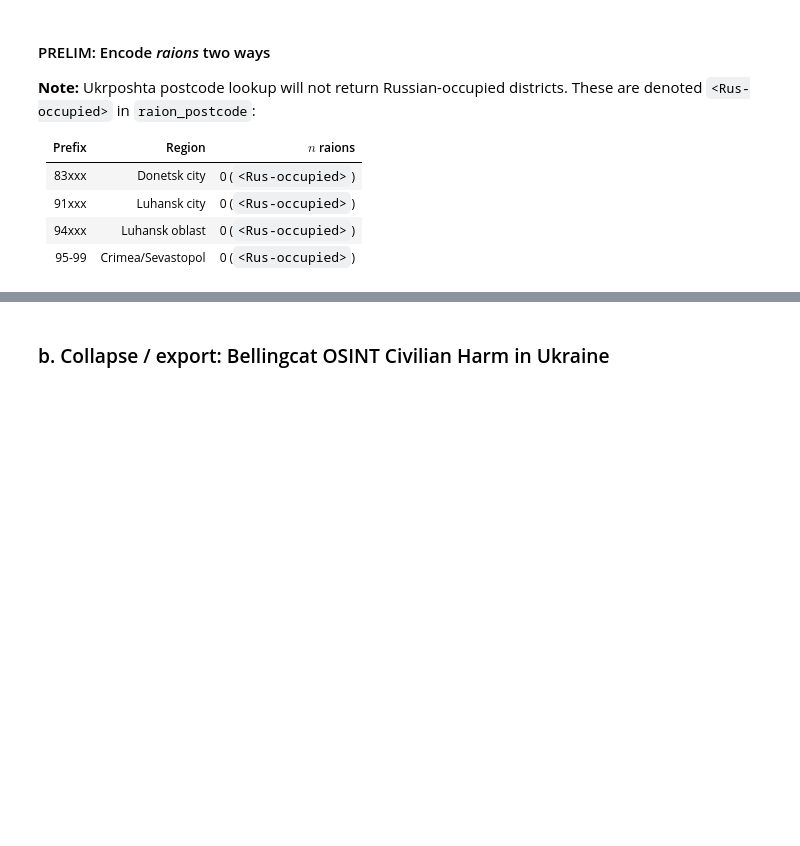
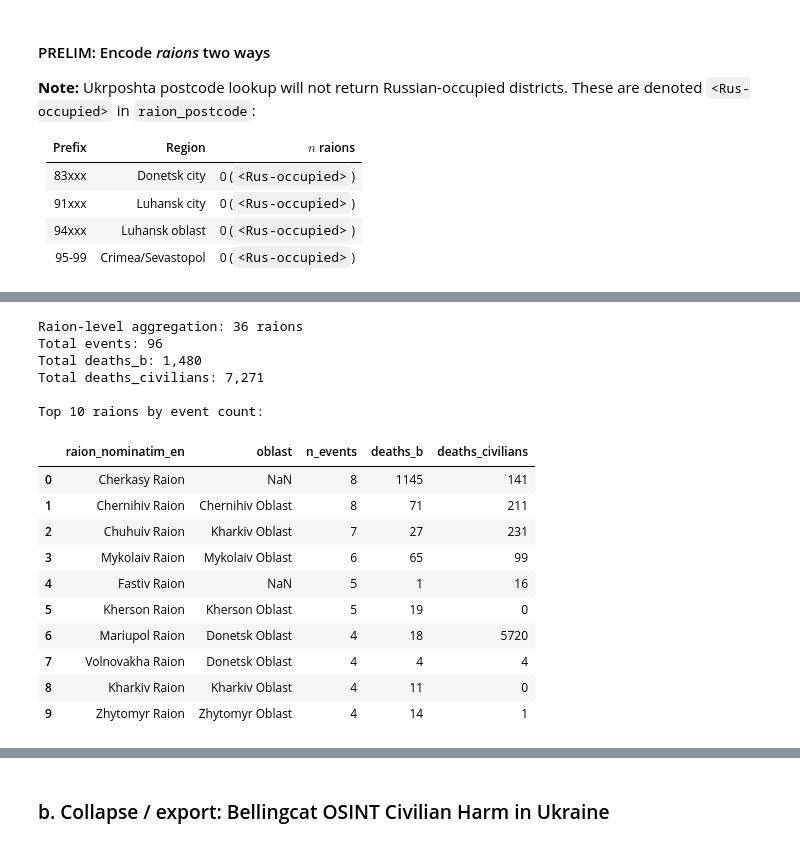
Before and after one commit to sskeen/civilian-trauma, a Jupyter notebook: src/notebooks/uls_scratchpad.ipynb, the cells around one changed output, grey strips where cells are left out. Cells and saved outputs as stored; diff of their text form; code cells hidden in the pictures; blank space fills up the shorter version.

```diff
--- a/src/notebooks/uls_scratchpad.ipynb
+++ b/src/notebooks/uls_scratchpad.ipynb
@@ -905,0 +1263,57 @@ d_lvl2_ucdp.to_csv('d_lvl2_ucdp_geo_inspect.csv')
+# %%
+# Aggregate UCDP at raion level
+
+### Collapses event-level data to raion-level counts
+### Uses raion_nominatim_en as primary raion identifier
+
+# Define variables to aggregate
+ucdp_agg_vars = ['deaths_b', 'deaths_civilians']
+
+# Build aggregation dict: sum deaths, count events
+agg_dict_ucdp = {var: 'sum' for var in ucdp_agg_vars}
+agg_dict_ucdp['conflict_name'] = 'count'  # count events per raion
+
+# Aggregate by raion (English name)
+d_lvl2_ucdp_raion = d_lvl2_ucdp.groupby('raion_nominatim_en', as_index=False).agg(agg_dict_ucdp)
+
+# Rename count column
+d_lvl2_ucdp_raion = d_lvl2_ucdp_raion.rename(columns={'conflict_name': 'n_events'})
+
+# Add oblast mapping (most common oblast per raion)
+oblast_map_ucdp = d_lvl2_ucdp.groupby('raion_nominatim_en')['oblast'].agg(
+    lambda x: x.mode().iloc[0] if len(x.mode()) > 0 else np.nan
+)
+d_lvl2_ucdp_raion['oblast'] = d_lvl2_ucdp_raion['raion_nominatim_en'].map(oblast_map_ucdp)
+
+# Reorder columns: raion, oblast, n_events, deaths
+col_order_ucdp_raion = ['raion_nominatim_en', 'oblast', 'n_events'] + ucdp_agg_vars
+d_lvl2_ucdp_raion = d_lvl2_ucdp_raion[col_order_ucdp_raion]
+
+# Sort by total events (descending)
+d_lvl2_ucdp_raion = d_lvl2_ucdp_raion.sort_values('n_events', ascending=False).reset_index(drop=True)
+
+# Summary
+print(f"Raion-level aggregation: {len(d_lvl2_ucdp_raion)} raions")
+print(f"Total events: {d_lvl2_ucdp_raion['n_events'].sum():,}")
+print(f"Total deaths_b: {d_lvl2_ucdp_raion['deaths_b'].sum():,}")
+print(f"Total deaths_civilians: {d_lvl2_ucdp_raion['deaths_civilians'].sum():,}")
+print(f"\nTop 10 raions by event count:")
+d_lvl2_ucdp_raion.head(10)
+# %% [output]
+Raion-level aggregation: 36 raions
+Total events: 96
+Total deaths_b: 1,480
+Total deaths_civilians: 7,271
+
+Top 10 raions by event count:
+|  | raion_nominatim_en | oblast | n_events | deaths_b | deaths_civilians |
+| 0 | Cherkasy Raion | NaN | 8 | 1145 | 141 |
+| 1 | Chernihiv Raion | Chernihiv Oblast | 8 | 71 | 211 |
+| 2 | Chuhuiv Raion | Kharkiv Oblast | 7 | 27 | 231 |
+| 3 | Mykolaiv Raion | Mykolaiv Oblast | 6 | 65 | 99 |
+| 4 | Fastiv Raion | NaN | 5 | 1 | 16 |
+| 5 | Kherson Raion | Kherson Oblast | 5 | 19 | 0 |
+| 6 | Mariupol Raion | Donetsk Oblast | 4 | 18 | 5720 |
+| 7 | Volnovakha Raion | Donetsk Oblast | 4 | 4 | 4 |
+| 8 | Kharkiv Raion | Kharkiv Oblast | 4 | 11 | 0 |
+| 9 | Zhytomyr Raion | Zhytomyr Oblast | 4 | 14 | 1 |
```
Also changed, not shown: parts of 31 cells of this notebook.
